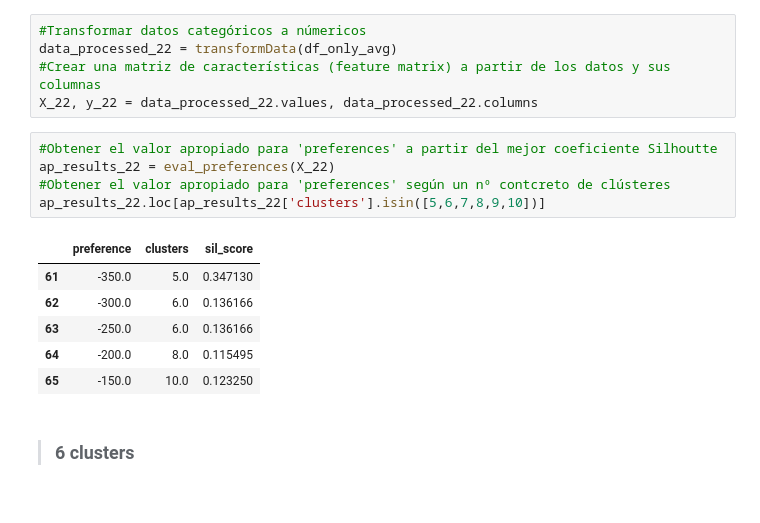
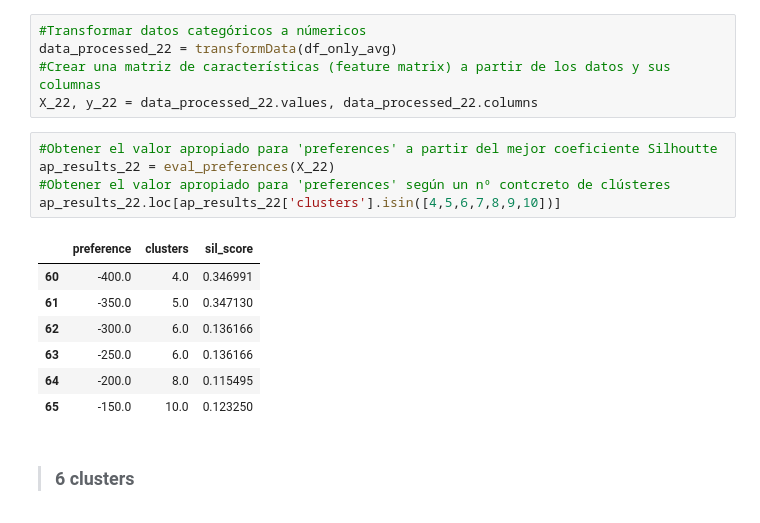
Before and after one commit to mbaroja/TFM, a Jupyter notebook: AffinityPropagation.ipynb, the cells around one changed output. Cells and saved outputs as stored; diff of their text form.

```diff
--- a/AffinityPropagation.ipynb
+++ b/AffinityPropagation.ipynb
@@ -583,10 +622,11 @@ X_22, y_22 = data_processed_22.values, data_processed_22.columns
 # %%
 #Obtener el valor apropiado para 'preferences' a partir del mejor coeficiente Silhoutte
 ap_results_22 = eval_preferences(X_22)
 #Obtener el valor apropiado para 'preferences' según un nº contcreto de clústeres
-ap_results_22.loc[ap_results_22['clusters'].isin([5,6,7,8,9,10])]
+ap_results_22.loc[ap_results_22['clusters'].isin([4,5,6,7,8,9,10])]
 # %% [output]
 |  | preference | clusters | sil_score |
+| 60 | -400.0 | 4.0 | 0.346991 |
 | 61 | -350.0 | 5.0 | 0.347130 |
 | 62 | -300.0 | 6.0 | 0.136166 |
 | 63 | -250.0 | 6.0 | 0.136166 |
```
Also changed, not shown: parts of 39 cells of this notebook.
